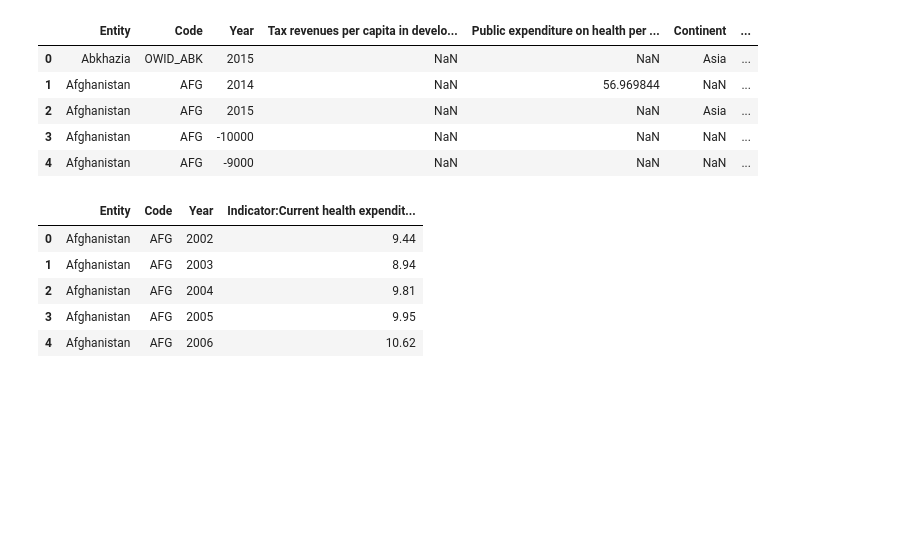
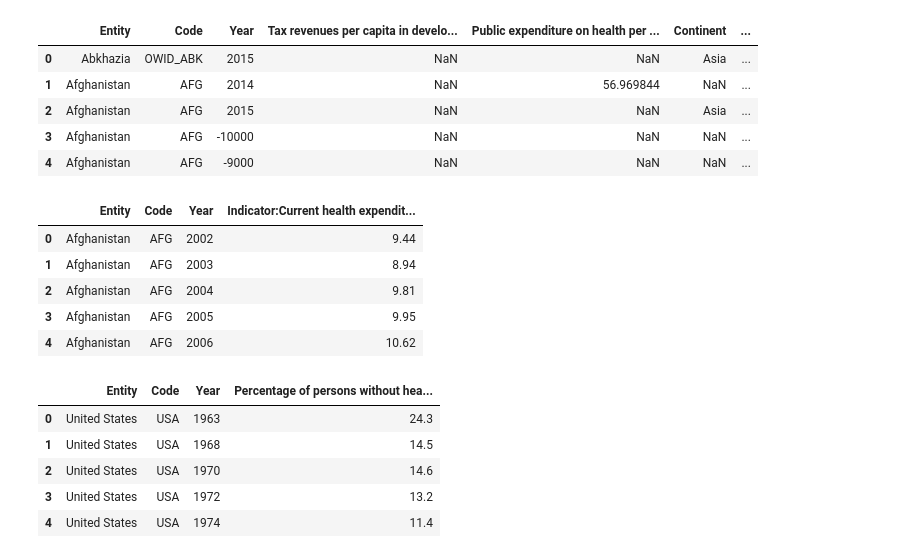
Before and after one commit to Smor-1/Health_Insurance_Cost_Prediction, a Jupyter notebook: roza_notebook.ipynb, the cells around one changed output. Drawn from its saved outputs; the diff is of its cells as text; code cells hidden in the pictures; blank space fills up the shorter version.

```diff
--- a/roza_notebook.ipynb
+++ b/roza_notebook.ipynb
@@ -191,0 +198,13 @@ total.head()
+# %%
+## two us only files:
+file_path=("financing_healthcare/percentage-of-persons-without-health-insurance-coverage-us.csv")
+us_without_healthcare=pd.read_csv(file_path)
+us_without_healthcare=us_without_healthcare.dropna()
+us_without_healthcare.head()
+# %% [output]
+|  | Entity | Code | Year | Percentage of persons without hea... |
+| 0 | United States | USA | 1963 | 24.3 |
+| 1 | United States | USA | 1968 | 14.5 |
+| 2 | United States | USA | 1970 | 14.6 |
+| 3 | United States | USA | 1972 | 13.2 |
+| 4 | United States | USA | 1974 | 11.4 |
```
Also changed, not shown: parts of 1 cell of this notebook.
